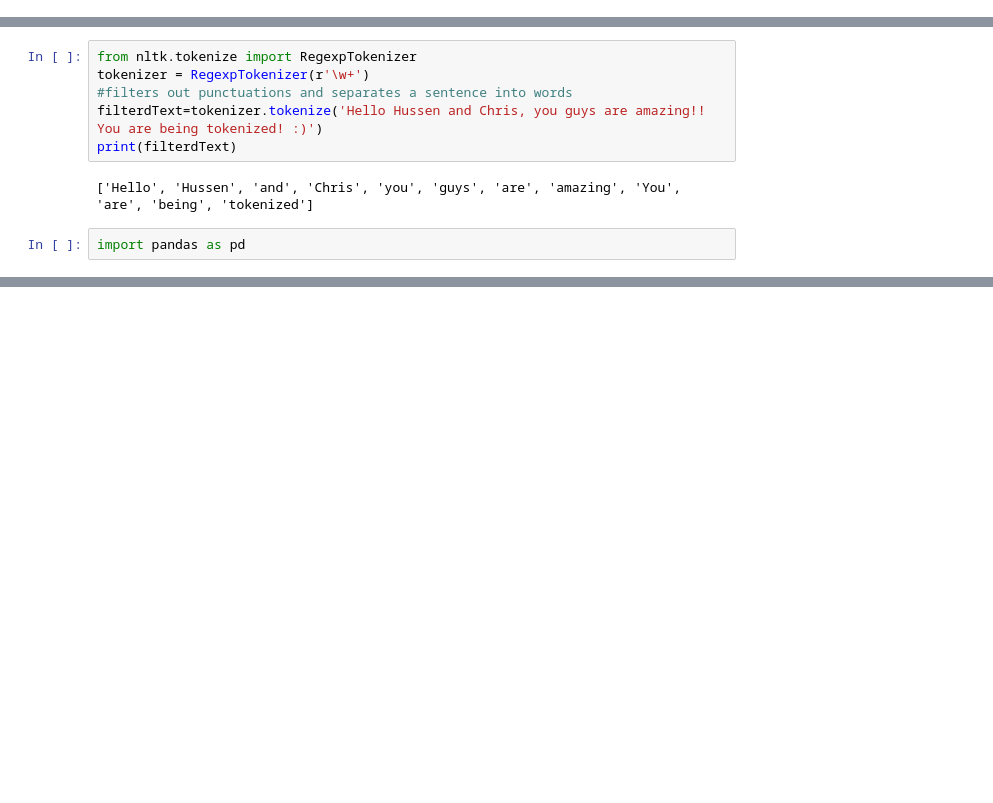
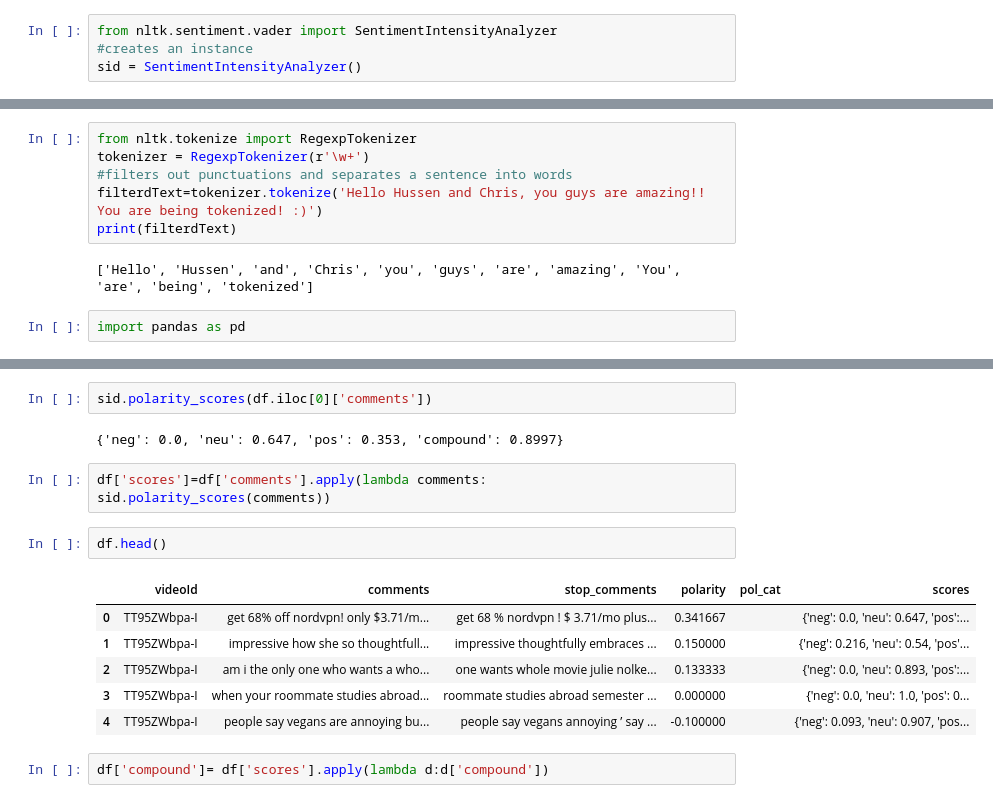
Before and after one commit to hussenmi/youtube-nlp, a Jupyter notebook: main.ipynb, the cells around one changed output, grey strips where cells are left out. Drawn from its saved outputs; the diff is of its cells as text; blank space fills up the shorter version.

```diff
--- a/main.ipynb
+++ b/main.ipynb
@@ -6,0 +12,4 @@ True
+# %%
+from nltk.sentiment.vader import SentimentIntensityAnalyzer
+#creates an instance
+sid = SentimentIntensityAnalyzer()
@@ -61,0 +168,17 @@ Time taken to execute the function with lru_cache is 0.0010411739349365234
+# %%
+sid.polarity_scores(df.iloc[0]['comments'])
+# %% [output]
+{'neg': 0.0, 'neu': 0.647, 'pos': 0.353, 'compound': 0.8997}
+# %%
+df['scores']=df['comments'].apply(lambda comments: sid.polarity_scores(comments))
+# %%
+df.head()
+# %% [output]
+|  | videoId | comments | stop_comments | polarity | pol_cat | scores |
+| 0 | TT95ZWbpa-I | get 68% off nordvpn! only $3.71/m... | get 68 % nordvpn ! $ 3.71/mo plus... | 0.341667 |  | {'neg': 0.0, 'neu': 0.647, 'pos':... |
+| 1 | TT95ZWbpa-I | impressive how she so thoughtfull... | impressive thoughtfully embraces ... | 0.150000 |  | {'neg': 0.216, 'neu': 0.54, 'pos'... |
+| 2 | TT95ZWbpa-I | am i the only one who wants a who... | one wants whole movie julie nolke... | 0.133333 |  | {'neg': 0.0, 'neu': 0.893, 'pos':... |
+| 3 | TT95ZWbpa-I | when your roommate studies abroad... | roommate studies abroad semester ... | 0.000000 |  | {'neg': 0.0, 'neu': 1.0, 'pos': 0... |
+| 4 | TT95ZWbpa-I | people say vegans are annoying bu... | people say vegans annoying ’ say ... | -0.100000 |  | {'neg': 0.093, 'neu': 0.907, 'pos... |
+# %%
+df['compound']= df['scores'].apply(lambda d:d['compound'])
```
Also changed, not shown: parts of 20 cells of this notebook.
